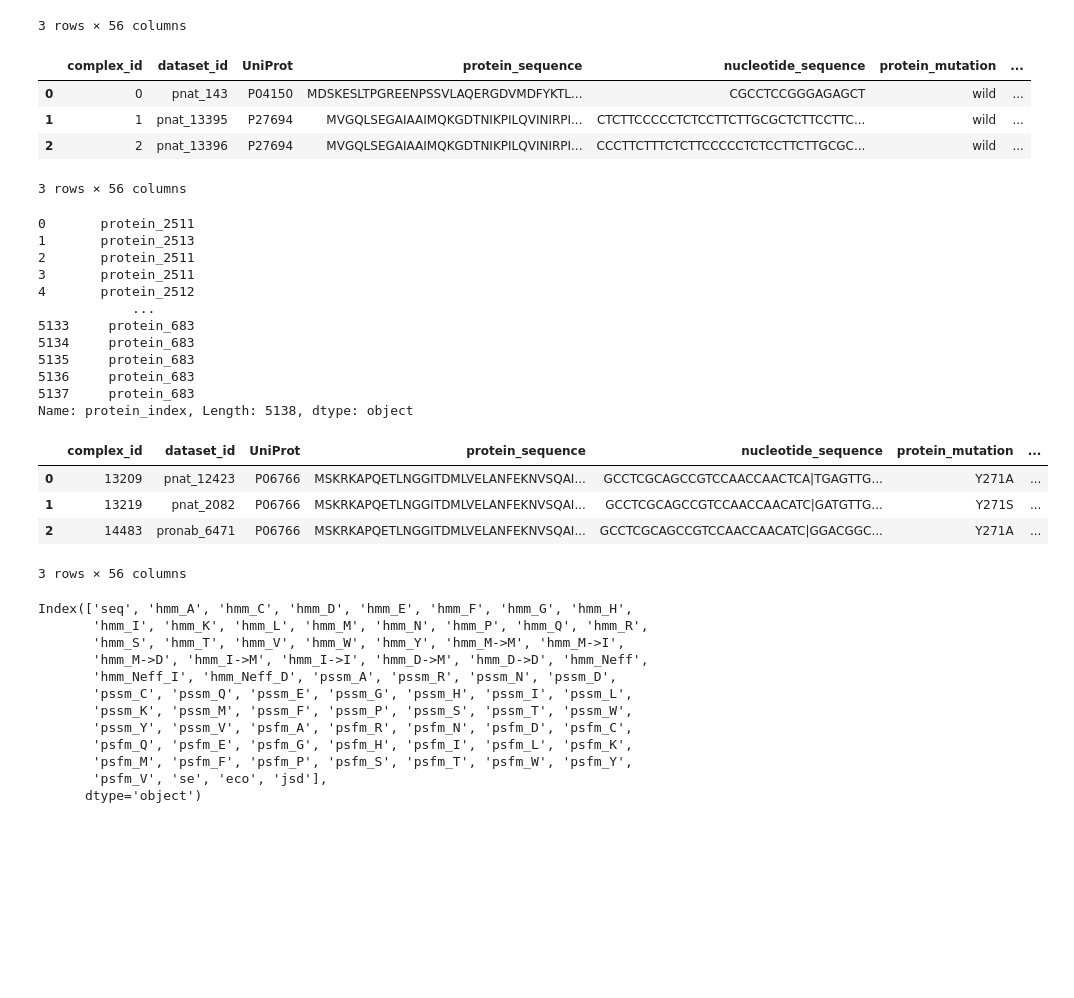
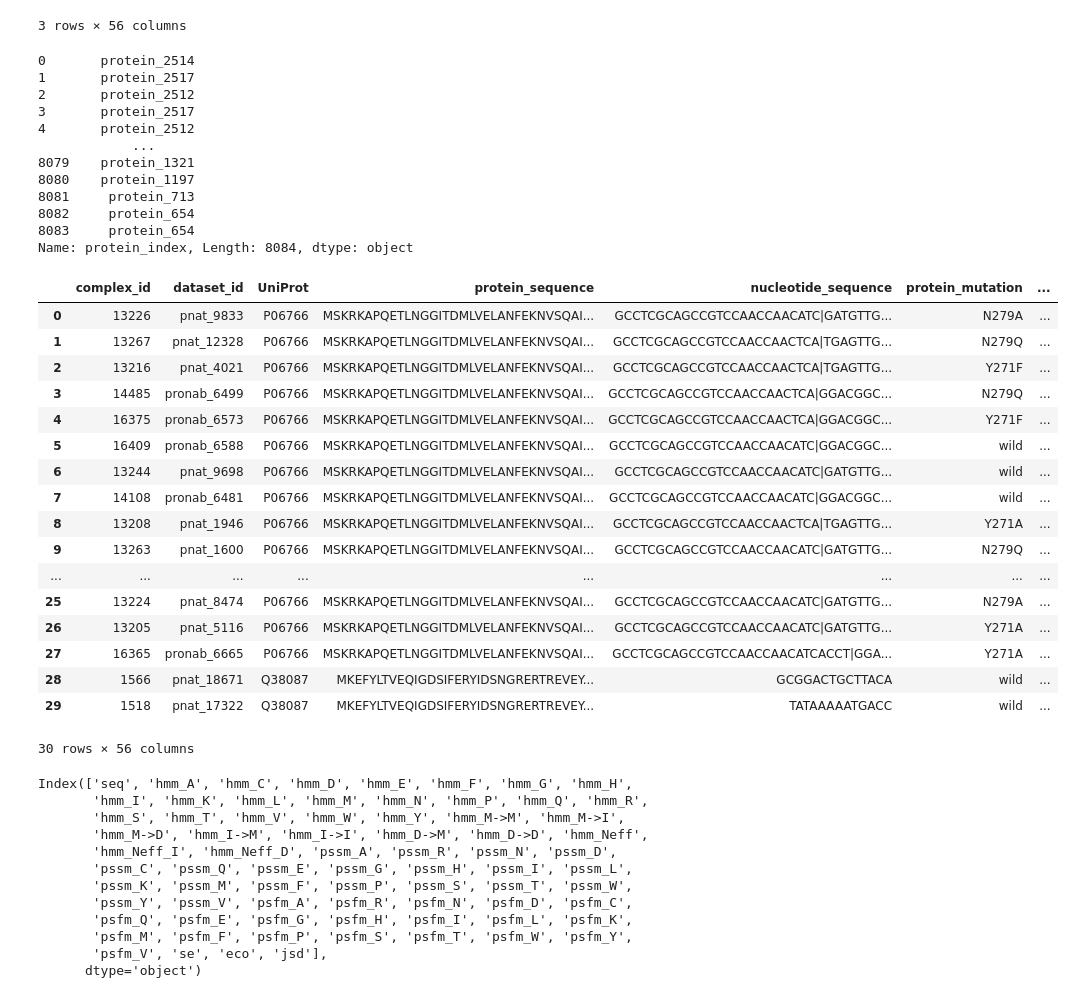
Before and after one commit to leepaul009/pri_model, a Jupyter notebook: dataset/_test_dataset.ipynb, the cells around one changed output. Saved outputs shown, nothing was run; the diff lists cells and outputs as text; code cells hidden in the pictures; blank space fills up the shorter version.

```diff
--- a/dataset/_test_dataset.ipynb
+++ b/dataset/_test_dataset.ipynb
@@ -149,47 +196,48 @@ df2.head(3)
 | 1 | 1 | pnat_13395 | P27694 | MVGQLSEGAIAAIMQKGDTNIKPILQVINIRPI... | CTCTTCCCCCTCTCCTTCTTGCGCTCTTCCTTC... | wild | ... |
 | 2 | 2 | pnat_13396 | P27694 | MVGQLSEGAIAAIMQKGDTNIKPILQVINIRPI... | CCCTTCTTTCTCTTCCCCCTCTCCTTCTTGCGC... | wild | ... |
 3 rows × 56 columns
-# %%
-data_dir = '../data/_datasets/'
-data_file = 'seq_dg_cluster_final_230607_v2.csv'
-data_file = os.path.join(data_dir, data_file)
-df = pd.read_csv(data_file, sep='\t')
-df.head(3)
-# %% [output]
-|  | complex_id | dataset_id | UniProt | protein_sequence | nucleotide_sequence | protein_mutation | ... |
-| 0 | 0 | pnat_143 | P04150 | MDSKESLTPGREENPSSVLAQERGDVMDFYKTL... | CGCCTCCGGGAGAGCT | wild | ... |
-| 1 | 1 | pnat_13395 | P27694 | MVGQLSEGAIAAIMQKGDTNIKPILQVINIRPI... | CTCTTCCCCCTCTCCTTCTTGCGCTCTTCCTTC... | wild | ... |
-| 2 | 2 | pnat_13396 | P27694 | MVGQLSEGAIAAIMQKGDTNIKPILQVINIRPI... | CCCTTCTTTCTCTTCCCCCTCTCCTTCTTGCGC... | wild | ... |
-3 rows × 56 columns
 # %%
 import numpy as np
 import pandas as pd
 import os
 
 data_dir = '../data/'
-data_file = 'test/test.csv'
+data_file = 'train/train.csv'
 data_file = os.path.join(data_dir, data_file)
 df = pd.read_csv(data_file, sep='\t')
 print(df['protein_index'])
-df.head(3)
+df.head(30)
 # %% [output]
-0       protein_2511
-1       protein_2513
-2       protein_2511
-3       protein_2511
+0       protein_2514
+1       protein_2517
+2       protein_2512
+3       protein_2517
 4       protein_2512
             ...
-5133     protein_683
-5134     protein_683
-5135     protein_683
-5136     protein_683
-5137     protein_683
-Name: protein_index, Length: 5138, dtype: object
+8079    protein_1321
+8080    protein_1197
+8081     protein_713
+8082     protein_654
+8083     protein_654
+Name: protein_index, Length: 8084, dtype: object
 |  | complex_id | dataset_id | UniProt | protein_sequence | nucleotide_sequence | protein_mutation | ... |
-| 0 | 13209 | pnat_12423 | P06766 | MSKRKAPQETLNGGITDMLVELANFEKNVSQAI... | GCCTCGCAGCCGTCCAACCAACTCA|TGAGTTG... | Y271A | ... |
-| 1 | 13219 | pnat_2082 | P06766 | MSKRKAPQETLNGGITDMLVELANFEKNVSQAI... | GCCTCGCAGCCGTCCAACCAACATC|GATGTTG... | Y271S | ... |
-| 2 | 14483 | pronab_6471 | P06766 | MSKRKAPQETLNGGITDMLVELANFEKNVSQAI... | GCCTCGCAGCCGTCCAACCAACATC|GGACGGC... | Y271A | ... |
+| 0 | 13226 | pnat_9833 | P06766 | MSKRKAPQETLNGGITDMLVELANFEKNVSQAI... | GCCTCGCAGCCGTCCAACCAACATC|GATGTTG... | N279A | ... |
+| 1 | 13267 | pnat_12328 | P06766 | MSKRKAPQETLNGGITDMLVELANFEKNVSQAI... | GCCTCGCAGCCGTCCAACCAACTCA|TGAGTTG... | N279Q | ... |
+| 2 | 13216 | pnat_4021 | P06766 | MSKRKAPQETLNGGITDMLVELANFEKNVSQAI... | GCCTCGCAGCCGTCCAACCAACTCA|TGAGTTG... | Y271F | ... |
+| 3 | 14485 | pronab_6499 | P06766 | MSKRKAPQETLNGGITDMLVELANFEKNVSQAI... | GCCTCGCAGCCGTCCAACCAACTCA|GGACGGC... | N279Q | ... |
+| 4 | 16375 | pronab_6573 | P06766 | MSKRKAPQETLNGGITDMLVELANFEKNVSQAI... | GCCTCGCAGCCGTCCAACCAACTCA|GGACGGC... | Y271F | ... |
+| 5 | 16409 | pronab_6588 | P06766 | MSKRKAPQETLNGGITDMLVELANFEKNVSQAI... | GCCTCGCAGCCGTCCAACCAACATC|GGACGGC... | wild | ... |
+| 6 | 13244 | pnat_9698 | P06766 | MSKRKAPQETLNGGITDMLVELANFEKNVSQAI... | GCCTCGCAGCCGTCCAACCAACATC|GATGTTG... | wild | ... |
+| 7 | 14108 | pronab_6481 | P06766 | MSKRKAPQETLNGGITDMLVELANFEKNVSQAI... | GCCTCGCAGCCGTCCAACCAACATC|GGACGGC... | wild | ... |
+| 8 | 13208 | pnat_1946 | P06766 | MSKRKAPQETLNGGITDMLVELANFEKNVSQAI... | GCCTCGCAGCCGTCCAACCAACTCA|TGAGTTG... | Y271A | ... |
+| 9 | 13263 | pnat_1600 | P06766 | MSKRKAPQETLNGGITDMLVELANFEKNVSQAI... | GCCTCGCAGCCGTCCAACCAACATC|GATGTTG... | N279Q | ... |
+| ... | ... | ... | ... | ... | ... | ... | ... |
+| 25 | 13224 | pnat_8474 | P06766 | MSKRKAPQETLNGGITDMLVELANFEKNVSQAI... | GCCTCGCAGCCGTCCAACCAACATC|GATGTTG... | N279A | ... |
+| 26 | 13205 | pnat_5116 | P06766 | MSKRKAPQETLNGGITDMLVELANFEKNVSQAI... | GCCTCGCAGCCGTCCAACCAACATC|GATGTTG... | Y271A | ... |
+| 27 | 16365 | pronab_6665 | P06766 | MSKRKAPQETLNGGITDMLVELANFEKNVSQAI... | GCCTCGCAGCCGTCCAACCAACATCACCT|GGA... | Y271A | ... |
+| 28 | 1566 | pnat_18671 | Q38087 | MKEFYLTVEQIGDSIFERYIDSNGRERTREVEY... | GCGGACTGCTTACA | wild | ... |
+| 29 | 1518 | pnat_17322 | Q38087 | MKEFYLTVEQIGDSIFERYIDSNGRERTREVEY... | TATAAAAATGACC | wild | ... |
-3 rows × 56 columns
+30 rows × 56 columns
 # %%
 # 请按照数据集中的protein_index列，在相应文件夹中找到pssm_hmm.txt文件，该文件是特征文件;
 #  pssm_hmm.txt 文件含有 HMMblit 和 PSI-Blast 计算的蛋白序列中每个残基的保守性，共有73列信息，第一列为 蛋白序列信息；
```
Also changed, not shown: parts of 20 cells of this notebook, 11 other files.
